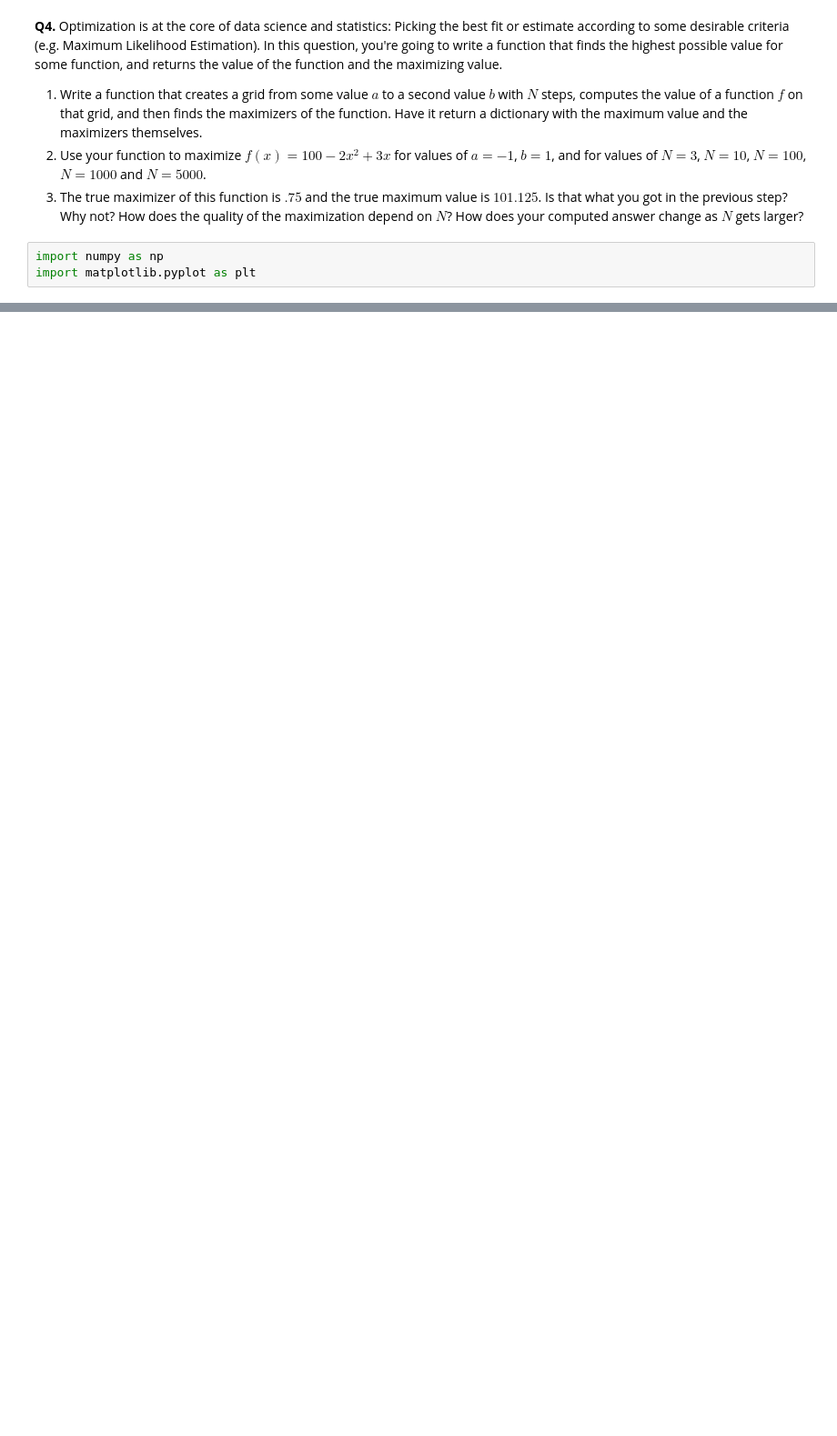
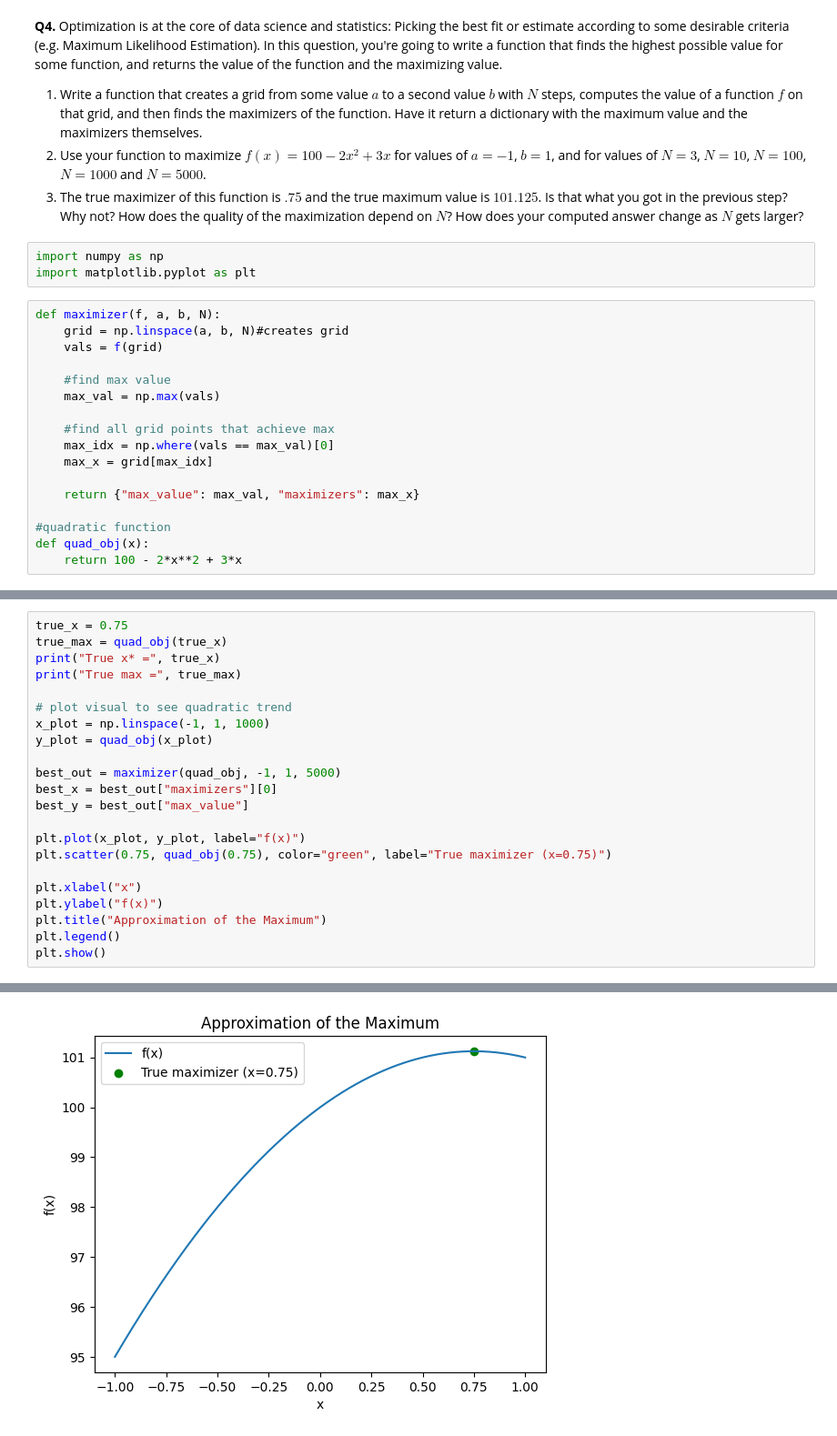
Before and after one commit to anishjagota/programming, a Jupyter notebook: assignment/assignment_programming.ipynb, the cells around one changed output, grey strips where cells are left out. Shown at 91% size. Saved outputs shown, nothing was run; the diff lists cells and outputs as text; blank space fills up the shorter version.

```diff
--- a/assignment/assignment_programming.ipynb
+++ b/assignment/assignment_programming.ipynb
@@ -143,3 +228,20 @@ y = sample[:,1]
 # %%
 import numpy as np
 import matplotlib.pyplot as plt
+# %%
+def maximizer(f, a, b, N):
+    grid = np.linspace(a, b, N)#creates grid
+    vals = f(grid)
+
+    #find max value
+    max_val = np.max(vals)
+
+    #find all grid points that achieve max
+    max_idx = np.where(vals == max_val)[0]
+    max_x = grid[max_idx]
+
+    return {"max_value": max_val, "maximizers": max_x}
+
+#quadratic function
+def quad_obj(x):
+    return 100 - 2*x**2 + 3*x
@@ -145,0 +264,23 @@ import matplotlib.pyplot as plt
+# %%
+true_x = 0.75
+true_max = quad_obj(true_x)
+print("True x* =", true_x)
+print("True max =", true_max)
+
+# plot visual to see quadratic trend
+x_plot = np.linspace(-1, 1, 1000)
+y_plot = quad_obj(x_plot)
+
+best_out = maximizer(quad_obj, -1, 1, 5000)
+best_x = best_out["maximizers"][0]
+best_y = best_out["max_value"]
+
+plt.plot(x_plot, y_plot, label="f(x)")
+plt.scatter(0.75, quad_obj(0.75), color="green", label="True maximizer (x=0.75)")
+
+plt.xlabel("x")
+plt.ylabel("f(x)")
+plt.title("Approximation of the Maximum")
+plt.legend()
+plt.show()
+# %% [output]
@@ -146 +289,2 @@ import matplotlib.pyplot as plt
+[figure, added]
 # %% [markdown]
```
Also changed, not shown: parts of 10 cells of this notebook.
